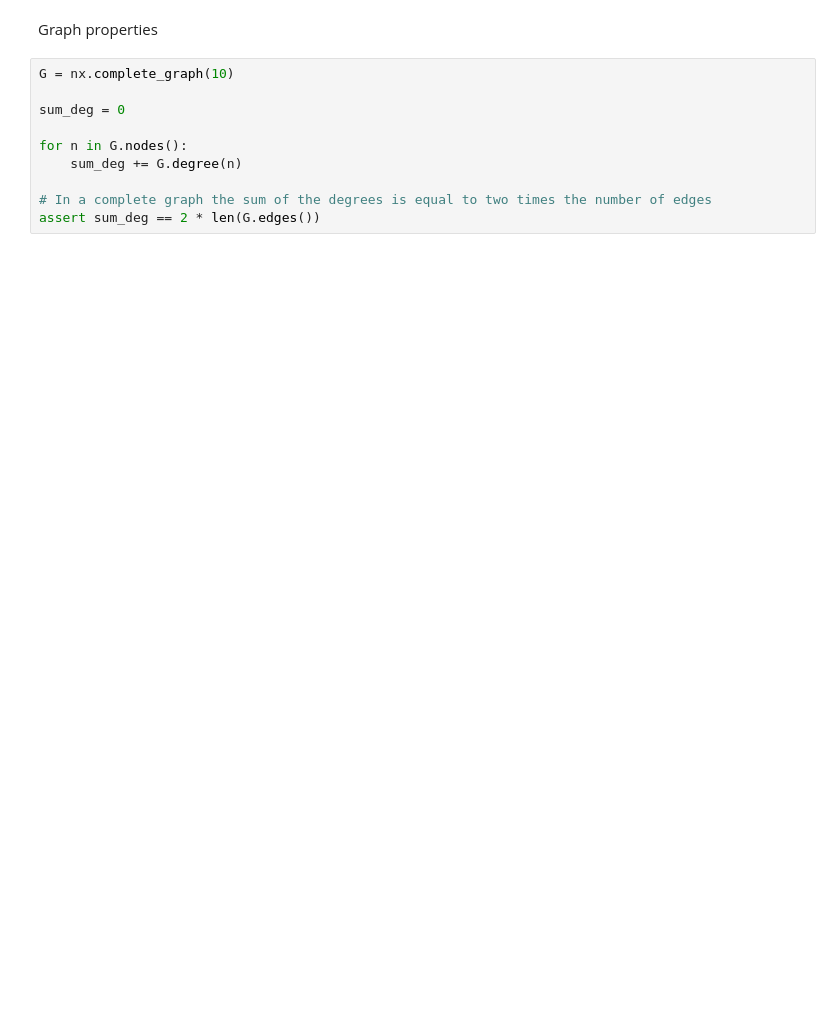
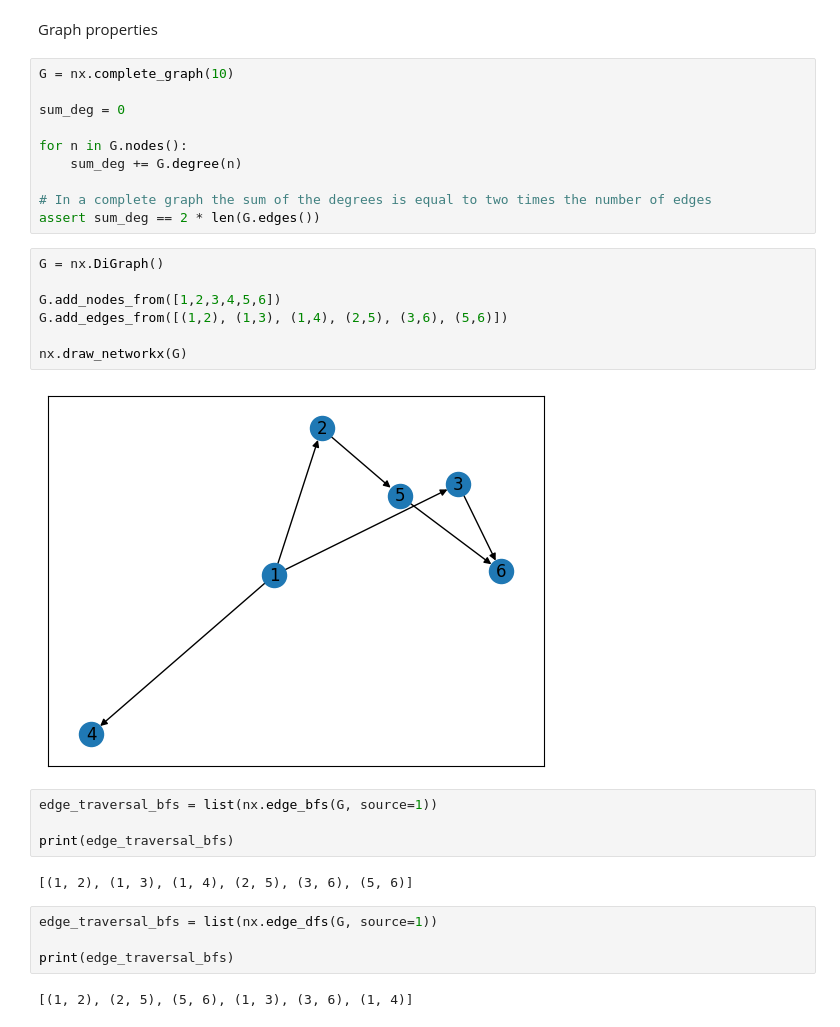
Before and after one commit to GionataGrotto/Learning-From-Networks, a Jupyter notebook: Lesson_1.ipynb, the cells around one changed output. Drawn from its saved outputs; the diff is of its cells as text; blank space fills up the shorter version.

```diff
--- a/Lesson_1.ipynb
+++ b/Lesson_1.ipynb
@@ -141,3 +141,24 @@ for n in G.nodes():
 
 # In a complete graph the sum of the degrees is equal to two times the number of edges
 assert sum_deg == 2 * len(G.edges())
+# %%
+G = nx.DiGraph()
+
+G.add_nodes_from([1,2,3,4,5,6])
+G.add_edges_from([(1,2), (1,3), (1,4), (2,5), (3,6), (5,6)])
+
+nx.draw_networkx(G)
+# %% [output]
+[figure, added]
+# %%
+edge_traversal_bfs = list(nx.edge_bfs(G, source=1))
+
+print(edge_traversal_bfs)
+# %% [output]
+[(1, 2), (1, 3), (1, 4), (2, 5), (3, 6), (5, 6)]
+# %%
+edge_traversal_bfs = list(nx.edge_dfs(G, source=1))
+
+print(edge_traversal_bfs)
+# %% [output]
+[(1, 2), (2, 5), (5, 6), (1, 3), (3, 6), (1, 4)]
```
Also changed, not shown: parts of 2 cells of this notebook.
